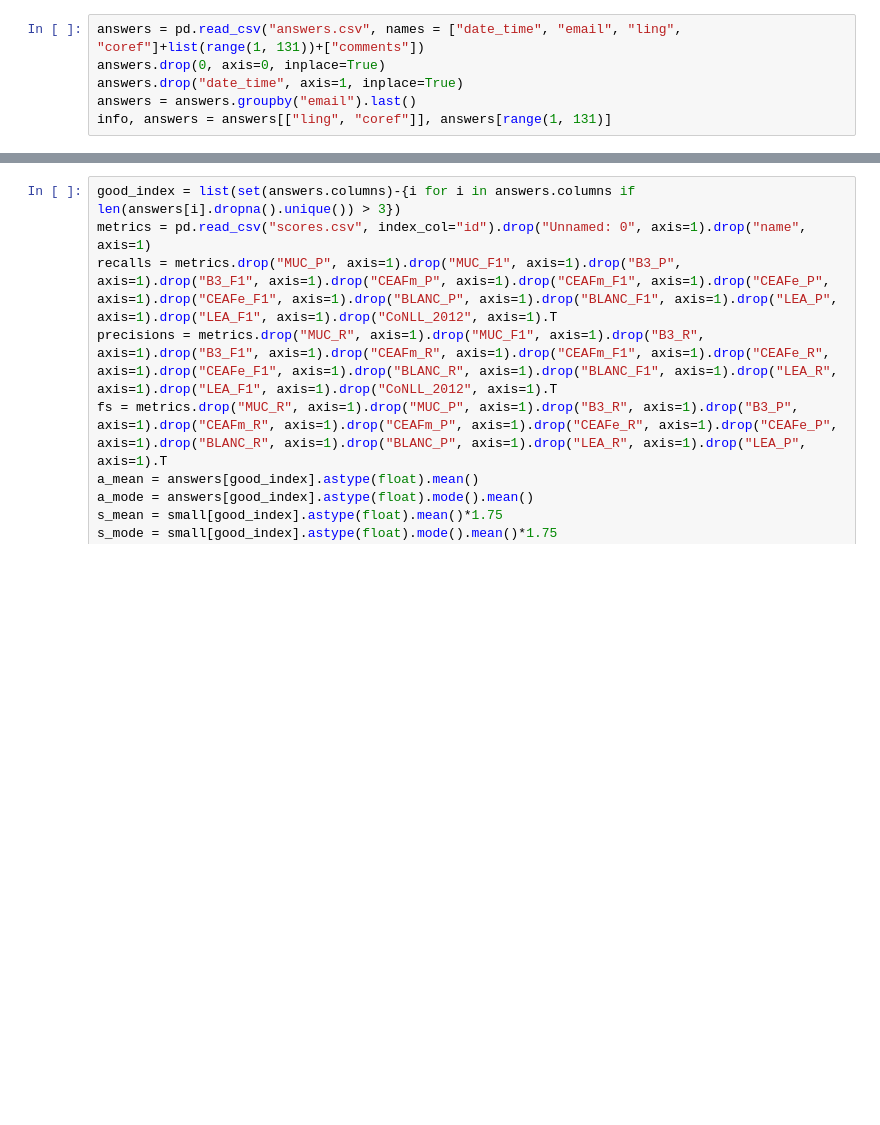
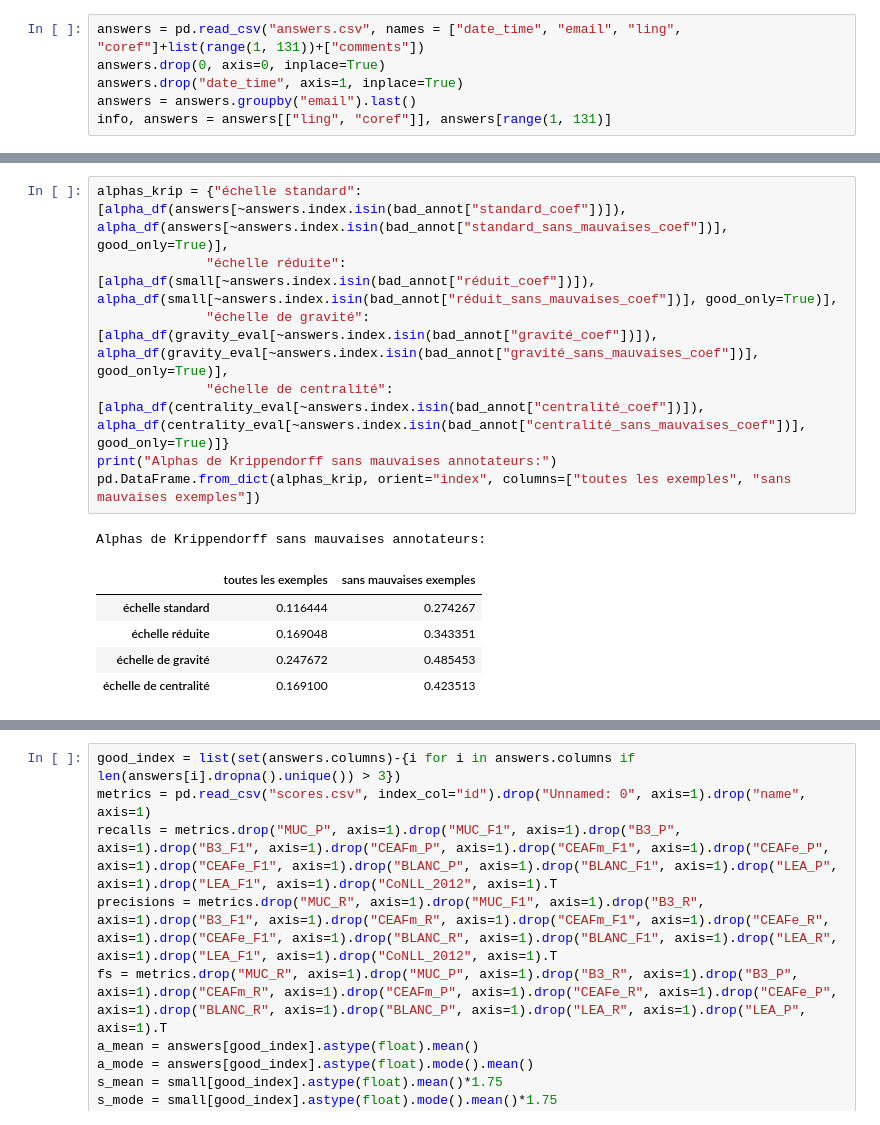
Before and after one commit to project178/coref-metrics-vs-humans, a Jupyter notebook: data_analysis.ipynb, the cells around one changed output, grey strips where cells are left out. Saved outputs shown, nothing was run; the diff lists cells and outputs as text; blank space fills up the shorter version.

```diff
--- a/data_analysis.ipynb
+++ b/data_analysis.ipynb
@@ -155,3 +157,17 @@ Annotateurs douteux:
+# %%
+alphas_krip = {"échelle standard": [alpha_df(answers[~answers.index.isin(bad_annot["standard_coef"])]), alpha_df(answers[~answers.index.isin(bad_annot["standard_sans_mauvaises_coef"])], good_only=True)],
+              "échelle réduite": [alpha_df(small[~answers.index.isin(bad_annot["réduit_coef"])]), alpha_df(small[~answers.index.isin(bad_annot["réduit_sans_mauvaises_coef"])], good_only=True)],
+              "échelle de gravité": [alpha_df(gravity_eval[~answers.index.isin(bad_annot["gravité_coef"])]), alpha_df(gravity_eval[~answers.index.isin(bad_annot["gravité_sans_mauvaises_coef"])], good_only=True)],
+              "échelle de centralité": [alpha_df(centrality_eval[~answers.index.isin(bad_annot["centralité_coef"])]), alpha_df(centrality_eval[~answers.index.isin(bad_annot["centralité_sans_mauvaises_coef"])], good_only=True)]}
+print("Alphas de Krippendorff sans mauvaises annotateurs:")
+pd.DataFrame.from_dict(alphas_krip, orient="index", columns=["toutes les exemples", "sans mauvaises exemples"])
+# %% [output]
+Alphas de Krippendorff sans mauvaises annotateurs:
+|  | toutes les exemples | sans mauvaises exemples |
+| échelle standard | 0.116444 | 0.274267 |
+| échelle réduite | 0.169048 | 0.343351 |
+| échelle de gravité | 0.247672 | 0.485453 |
+| échelle de centralité | 0.169100 | 0.423513 |
 # %%
 info1 = pd.concat([info, pd.DataFrame(trust_coefs)], axis=1, join="inner").round(3)
 info1.insert(loc=2, column='average', value=info1.loc[:, ~info1.columns.isin(['ling', 'coref'])].mean(axis=1).round(3))
```
Also changed, not shown: parts of 9 cells of this notebook.
